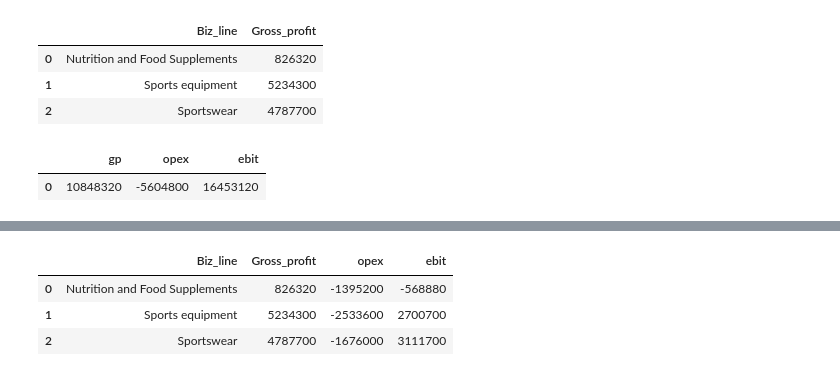
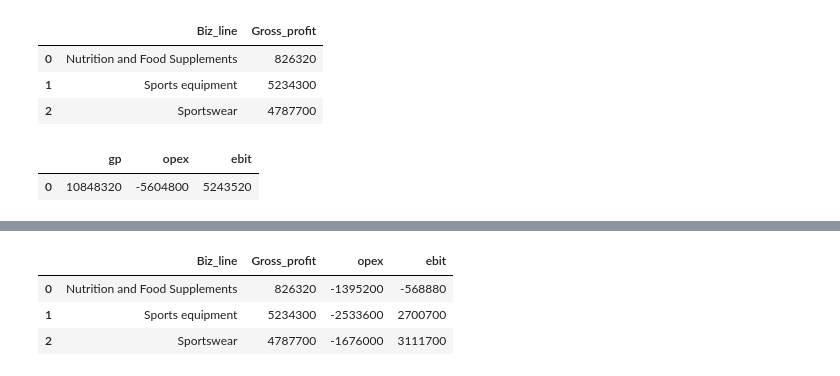
Before and after one commit to djibril968/Python_projects, a Jupyter notebook: Onyx_Financial_Analysis.ipynb, the cells around one changed output, grey strips where cells are left out. Drawn from its saved outputs; the diff is of its cells as text; code cells hidden in the pictures.

```diff
--- a/Onyx_Financial_Analysis.ipynb
+++ b/Onyx_Financial_Analysis.ipynb
@@ -850,19 +870,19 @@ gross_profit_ebit
 | 1 | Sports equipment | 5234300 |
 | 2 | Sportswear | 4787700 |
 # %%
-# EBIT analysis
+# Expenses Before Interests and Taxes analysis
 ebit = gross_profit_ebit.merge(opex_biz_line, on= 'Biz_line', how= 'left')
 ebit
 
 #overall ebit analysis
 gp = ebit['Gross_profit'].sum()
 opex = ebit['opex'].sum()
 ebit_df = pd.DataFrame({'gp': [gp],
                        'opex': [opex]})
 
-ebit_df['ebit'] = ebit_df['gp'] - ebit_df['opex']
+ebit_df['ebit'] = ebit_df['gp'] + ebit_df['opex']
 
 ebit_df
 # %% [output]
 |  | gp | opex | ebit |
-| 0 | 10848320 | -5604800 | 16453120 |
+| 0 | 10848320 | -5604800 | 5243520 |
```
Also changed, not shown: parts of 8 cells of this notebook, 2 other files.
